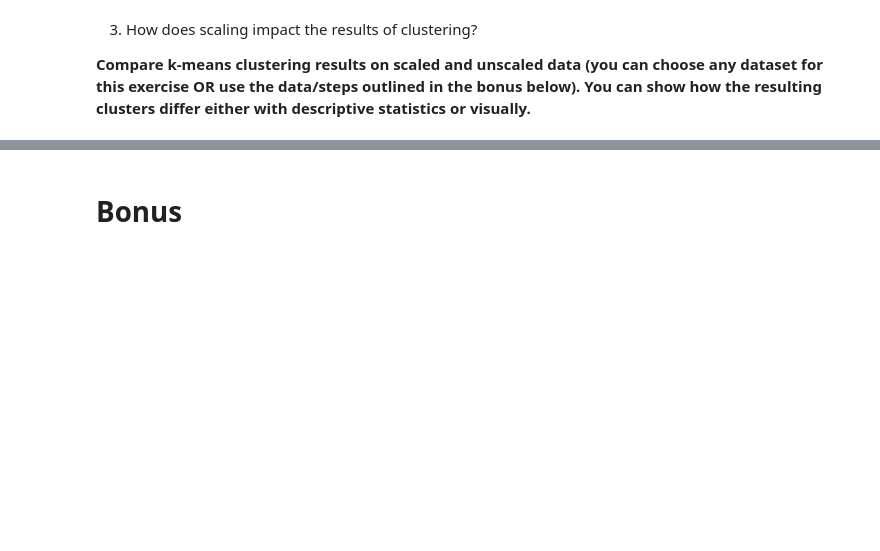
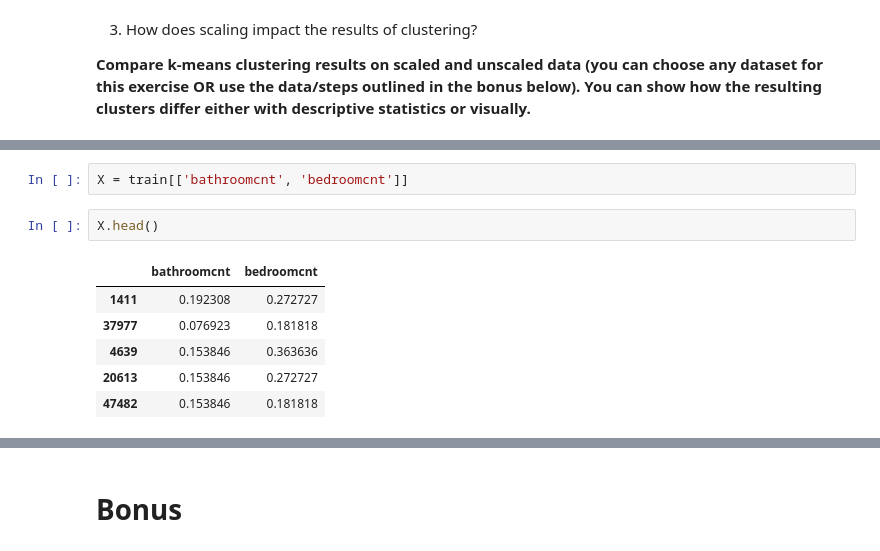
Before and after one commit to Marc-Aradillas/clustering-exercises, a Jupyter notebook: modeling.ipynb, the cells around one changed output, grey strips where cells are left out. Drawn from its saved outputs; the diff is of its cells as text; blank space fills up the shorter version.

```diff
--- a/modeling.ipynb
+++ b/modeling.ipynb
@@ -425,0 +320,11 @@ X['cluster'] = kmeans.predict(X)
+# %%
+X = train[['bathroomcnt', 'bedroomcnt']]
+# %%
+X.head()
+# %% [output]
+|  | bathroomcnt | bedroomcnt |
+| 1411 | 0.192308 | 0.272727 |
+| 37977 | 0.076923 | 0.181818 |
+| 4639 | 0.153846 | 0.363636 |
+| 20613 | 0.153846 | 0.272727 |
+| 47482 | 0.153846 | 0.181818 |
```
Also changed, not shown: parts of 23 cells of this notebook, 3 other files.
